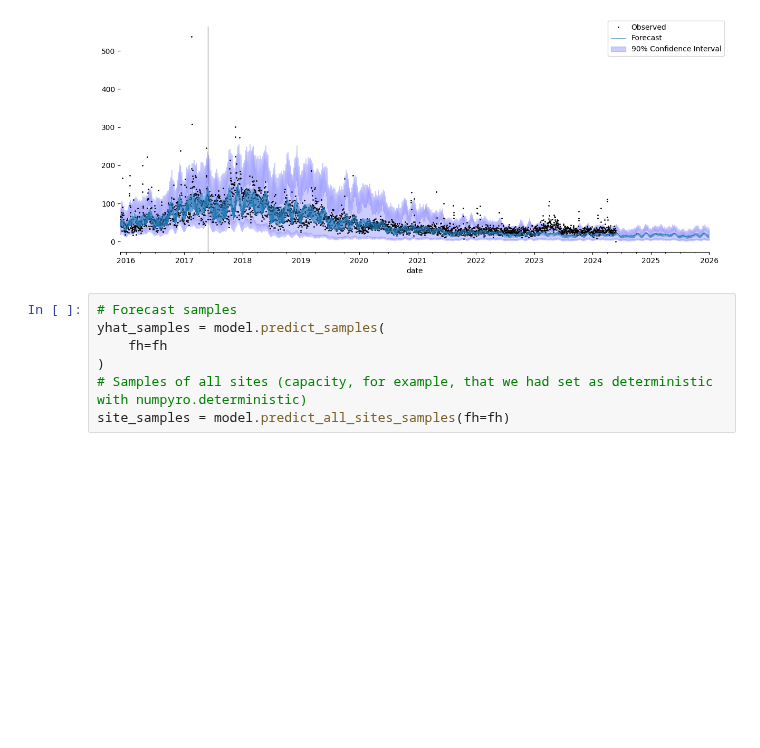
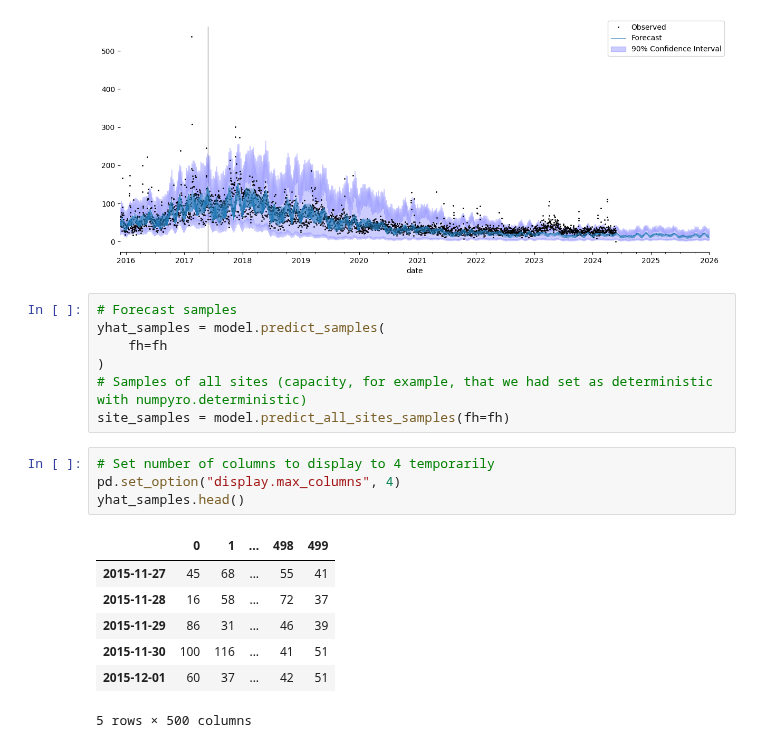
Before and after one commit to felipeangelimvieira/prophetverse, a Jupyter notebook: docs/examples/custom-trend.ipynb, the cells around one changed output. Saved outputs shown, nothing was run; the diff lists cells and outputs as text; blank space fills up the shorter version.

```diff
--- a/docs/examples/custom-trend.ipynb
+++ b/docs/examples/custom-trend.ipynb
@@ -458,6 +466,18 @@ yhat_samples = model.predict_samples(
 )
 # Samples of all sites (capacity, for example, that we had set as deterministic with numpyro.deterministic)
 site_samples = model.predict_all_sites_samples(fh=fh)
+# %%
+# Set number of columns to display to 4 temporarily
+pd.set_option("display.max_columns", 4)
+yhat_samples.head()
+# %% [output]
+|  | 0 | 1 | ... | 498 | 499 |
+| 2015-11-27 | 45 | 68 | ... | 55 | 41 |
+| 2015-11-28 | 16 | 58 | ... | 72 | 37 |
+| 2015-11-29 | 86 | 31 | ... | 46 | 39 |
+| 2015-11-30 | 100 | 116 | ... | 41 | 51 |
+| 2015-12-01 | 60 | 37 | ... | 42 | 51 |
+5 rows × 500 columns
 # %%
 # Get quantile 0.25, 0.75 and mean
 import functools
```
Also changed, not shown: parts of 8 cells of this notebook.
